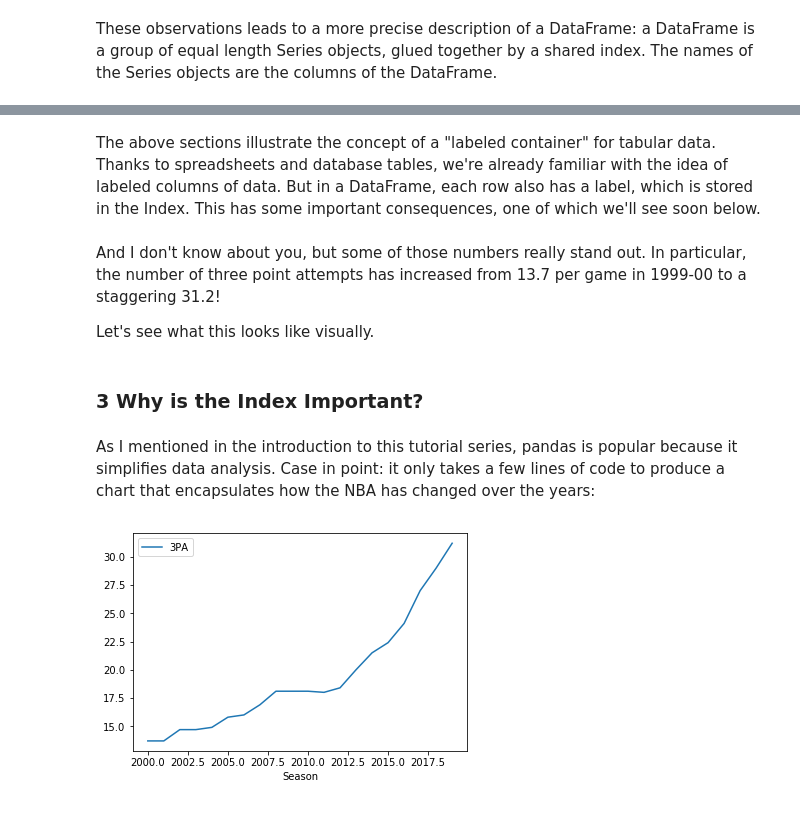
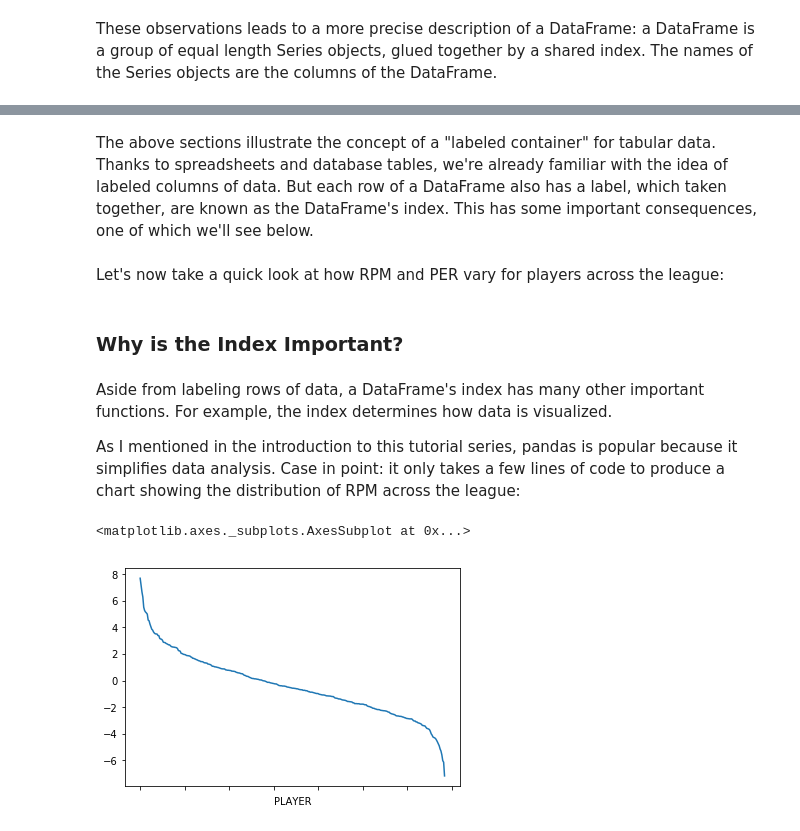
Before and after one commit to jzhang621/pandas_nba_tutorial_notebook, a Jupyter notebook: tutorial/2. The Anatomy of the DataFrame.ipynb, the cells around one changed output, grey strips where cells are left out. Saved outputs shown, nothing was run; the diff lists cells and outputs as text; code cells hidden in the pictures.

Commit message:
5. query data checkpoint

```diff
--- a/tutorial/2. The Anatomy of the DataFrame.ipynb
+++ b/tutorial/2. The Anatomy of the DataFrame.ipynb
@@ -115,4 +115,4 @@ Although they can be anything we want them to be, the labels of an Index often c
 # %%
-df_with_index = pd.read_csv("../data/season_avg.csv", index_col=0)
+df_with_index = pd.read_csv("../data/advanced_metrics.csv", index_col=0)
 df_with_index.index
 # %% [output]
@@ -152,0 +163,3 @@ pandas.core.series.Series
+# %%
+rpm = df_with_index['RPM']
+type(rpm)
@@ -171,17 +211,18 @@ These observations leads to a more precise description of a DataFrame: a DataFra
 # %% [markdown]
-The above sections illustrate the concept of a "labeled container" for tabular data. Thanks to spreadsheets and database tables, we're already familiar with the idea of labeled columns of data. But in a DataFrame, each row also has a label, which is stored in the Index. This has some important consequences, one of which we'll see soon below.
+The above sections illustrate the concept of a "labeled container" for tabular data. Thanks to spreadsheets and database tables, we're already familiar with the idea of labeled columns of data. But each row of a DataFrame also has a label, which taken together, are known as the DataFrame's index. This has some important consequences, one of which we'll see below.
-# %% [markdown]
-And I don't know about you, but some of those numbers really stand out. In particular, the number of three point attempts has increased from 13.7 per game in 1999-00 to a staggering 31.2!
-
-Let's see what this looks like visually.
+# %% [markdown]
+Let's now take a quick look at how RPM and PER vary for players across the league:
 # %% [markdown]
-### 3 Why is the Index Important?
+### Why is the Index Important?
 # %% [markdown]
-As I mentioned in the introduction to this tutorial series, pandas is popular because it simplifies data analysis. Case in point: it only takes a few lines of code to produce a chart that encapsulates how the NBA has changed over the years:
+Aside from labeling rows of data, a DataFrame's index has many other important functions. For example, the index determines how data is visualized.
+
+As I mentioned in the introduction to this tutorial series, pandas is popular because it simplifies data analysis. Case in point: it only takes a few lines of code to produce a chart showing the distribution of RPM across the league:
 # %%
 import matplotlib.pyplot as plt
+%matplotlib inline
 
-series.plot(legend=True)
-plt.show()
+rpm.plot()
 # %% [output]
+<matplotlib.axes._subplots.AxesSubplot at 0x...>
-[figure, old version]
+[figure, new version]
```
Also changed, not shown: parts of 52 cells of this notebook, 11 other files.
